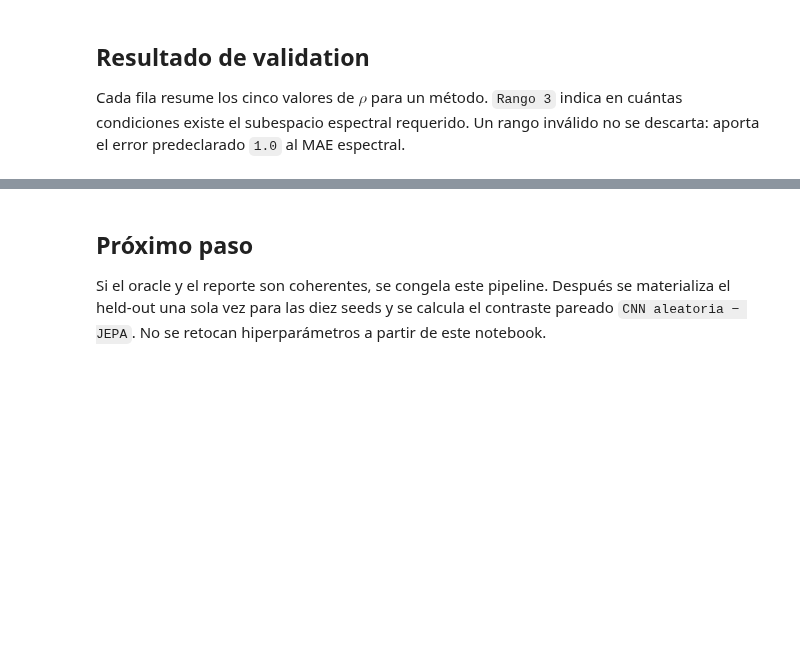
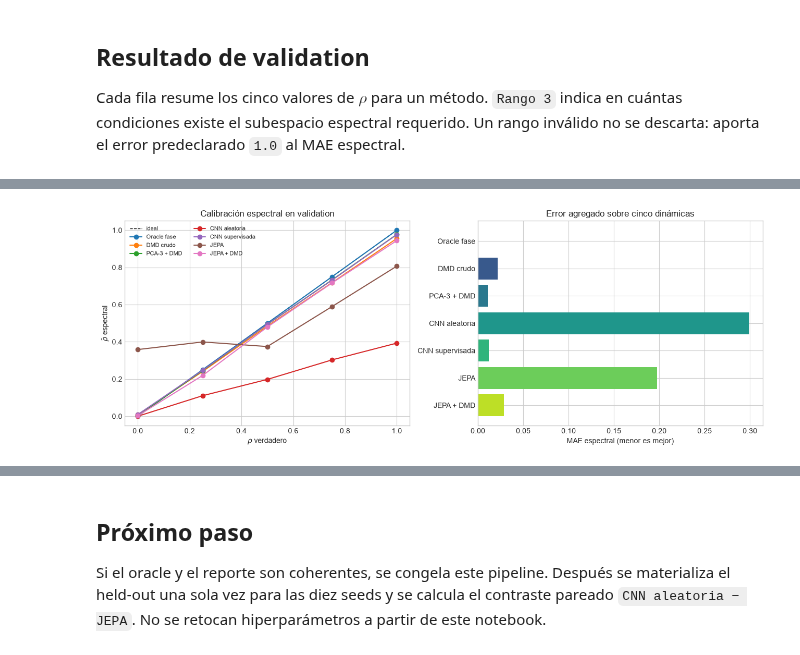
Before and after one commit to micmich05/koopman-jepa, a Jupyter notebook: notebooks/koopman_decay_baselines_validation.ipynb, the cells around one changed output, grey strips where cells are left out. Saved outputs shown, nothing was run; the diff lists cells and outputs as text; code cells hidden in the pictures; blank space fills up the shorter version.

```diff
--- a/notebooks/koopman_decay_baselines_validation.ipynb
+++ b/notebooks/koopman_decay_baselines_validation.ipynb
@@ -99,28 +129,31 @@ display(Markdown('\n'.join(lines)))
 # %%
 labels = {
     'phase_oracle_ols': 'Oracle fase',
     'raw_window_dmd': 'DMD crudo',
     'pca3_dmd': 'PCA-3 + DMD',
     'random_cnn3_dmd': 'CNN aleatoria',
     'supervised_phase_cnn3_dmd': 'CNN supervisada',
     'jepa_learned_predictor': 'JEPA',
     'jepa_posthoc_dmd': 'JEPA + DMD',
 }
 fig, axes = plt.subplots(1, 2, figsize=(13, 4.8))
 axes[0].plot([0, 1], [0, 1], '--', color='black', linewidth=1, label='ideal')
 for method in BASELINE_METHODS:
     subset = sorted((row for row in rows if row['method'] == method), key=lambda row: row['rho'])
     estimates = [row['spectral_rho_estimate'] for row in subset]
     axes[0].plot(rhos, estimates, marker='o', label=labels[method])
 axes[0].set(xlabel=r'$\rho$ verdadero', ylabel=r'$\widehat{\rho}$ espectral', title='Calibración espectral en validation')
 axes[0].legend(fontsize=8, ncol=2)
 
 maes = [summary[method]['spectral_mae'] for method in BASELINE_METHODS]
 axes[1].barh([labels[method] for method in BASELINE_METHODS], maes, color=plt.cm.viridis(np.linspace(0.15, 0.9, len(maes))))
 axes[1].invert_yaxis()
 axes[1].set(xlabel='MAE espectral (menor es mejor)', title='Error agregado sobre cinco dinámicas')
 fig.tight_layout()
-plt.show()
+display(fig)
+plt.close(fig)
+# %% [output]
+[figure, added]
 # %%
 jepa_mae = summary['jepa_learned_predictor']['spectral_mae']
 random_mae = summary['random_cnn3_dmd']['spectral_mae']
```
Also changed, not shown: parts of 4 cells of this notebook, 2 other files.
